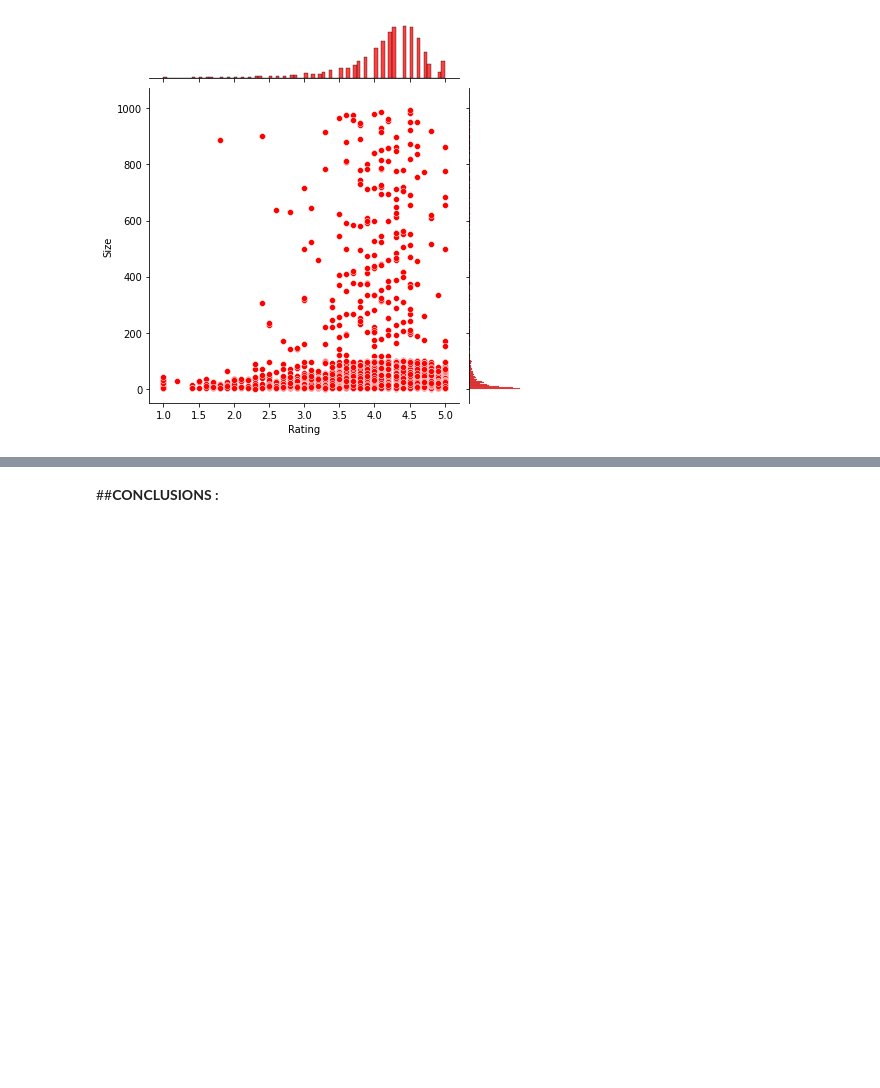
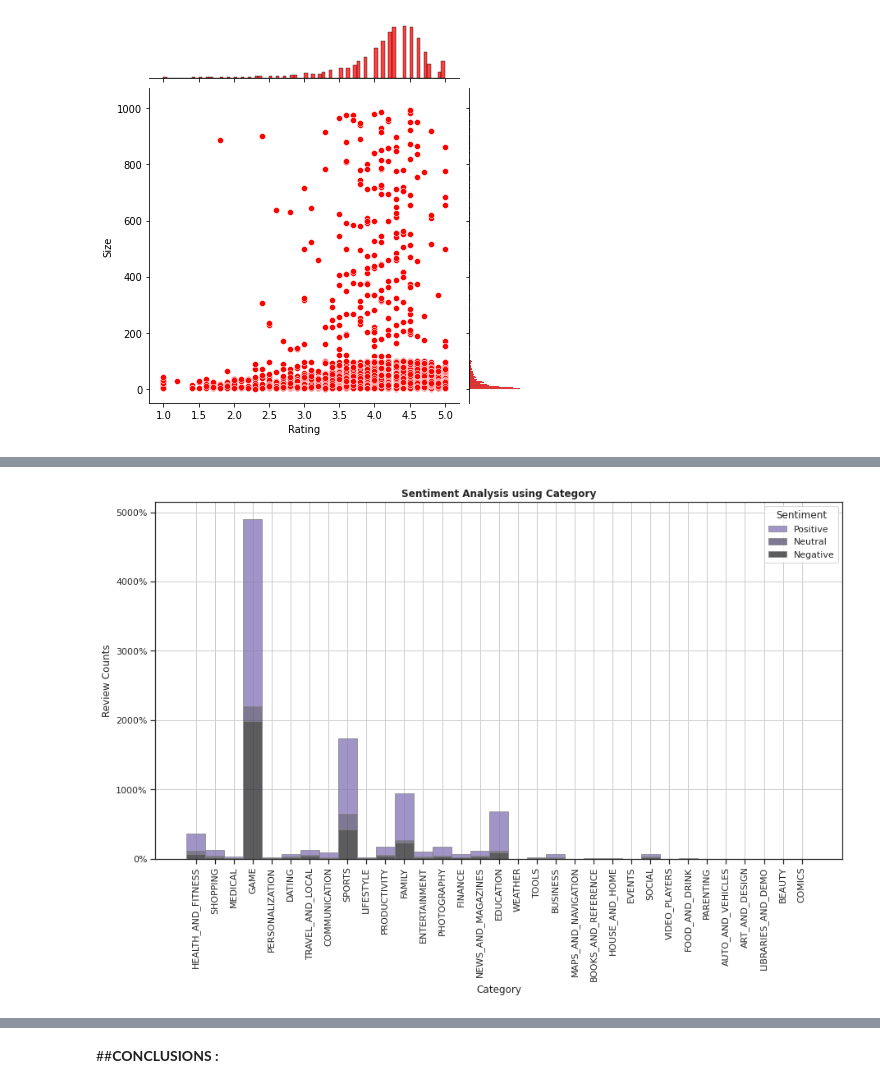
Before and after one commit to ParulSrivastava98/PlayStore-App-Data-Analysis, a Jupyter notebook: Play_Store_App_Review_EDA.ipynb, the cells around one changed output, grey strips where cells are left out. Cells and saved outputs as stored; diff of their text form; code cells hidden in the pictures; blank space fills up the shorter version.

```diff
--- a/Play_Store_App_Review_EDA.ipynb
+++ b/Play_Store_App_Review_EDA.ipynb
@@ -522,0 +479,4 @@ From this jointplot the inference is that the applications having size around 30
+# %%
+##Drop null values
+df_ur =df_ur.dropna()
+df_ur.shape
@@ -522,0 +508,7 @@ From this jointplot the inference is that the applications having size around 30
+# %%
+##Merge with the user review data set
+df_ur=pd.merge(df_ur,df_psd[['App','Type','Price']],how='inner',on='App')
+apps_free = df_ur[df_ur["Type"] == "Free"]
+apps_paid = df_ur[df_ur["Type"] == "Paid"]
+print("Apps Free - Percentage of Sentiment " + "-"*30 +"\n{}\n\n" .format(apps_free['Sentiment'].value_counts(normalize=True) * 100))
+print("Apps Paid - Percentage of Sentimen " + "-"*30 + "\n{}".format(apps_paid['Sentiment'].value_counts(normalize=True) * 100))
@@ -522,0 +528,33 @@ From this jointplot the inference is that the applications having size around 30
+# %%
+df_category = pd.merge(df_ur, df_psd[["App","Category"]] , how='inner', on="App")
+# %%
+from matplotlib.ticker import PercentFormatter
+
+f = plt.figure(figsize=(15,8))
+ax = f.add_subplot(1,1,1)
+
+sns.histplot(
+    df_category,
+    x="Category", hue="Sentiment",
+    bins=38,
+    ax=ax,
+    stat="count",
+    multiple="stack",
+    palette="dark:m_r",
+    edgecolor=".5",
+    linewidth=.7,
+    legend=True
+    )
+
+
+ax.set_title("Sentiment Analysis using Category",fontsize=12,fontweight='bold')
+plt.xticks(rotation='vertical')
+ax.set_xlabel("Category",fontsize=12)
+ax.set_ylabel("Review Counts",fontsize=12)
+
+plt.gca().yaxis.set_major_formatter(PercentFormatter(50000))
+sns.set(style="ticks")
+plt.grid()
+plt.show()
+# %% [output]
+[figure, added]
```
Also changed, not shown: parts of 69 cells of this notebook.
